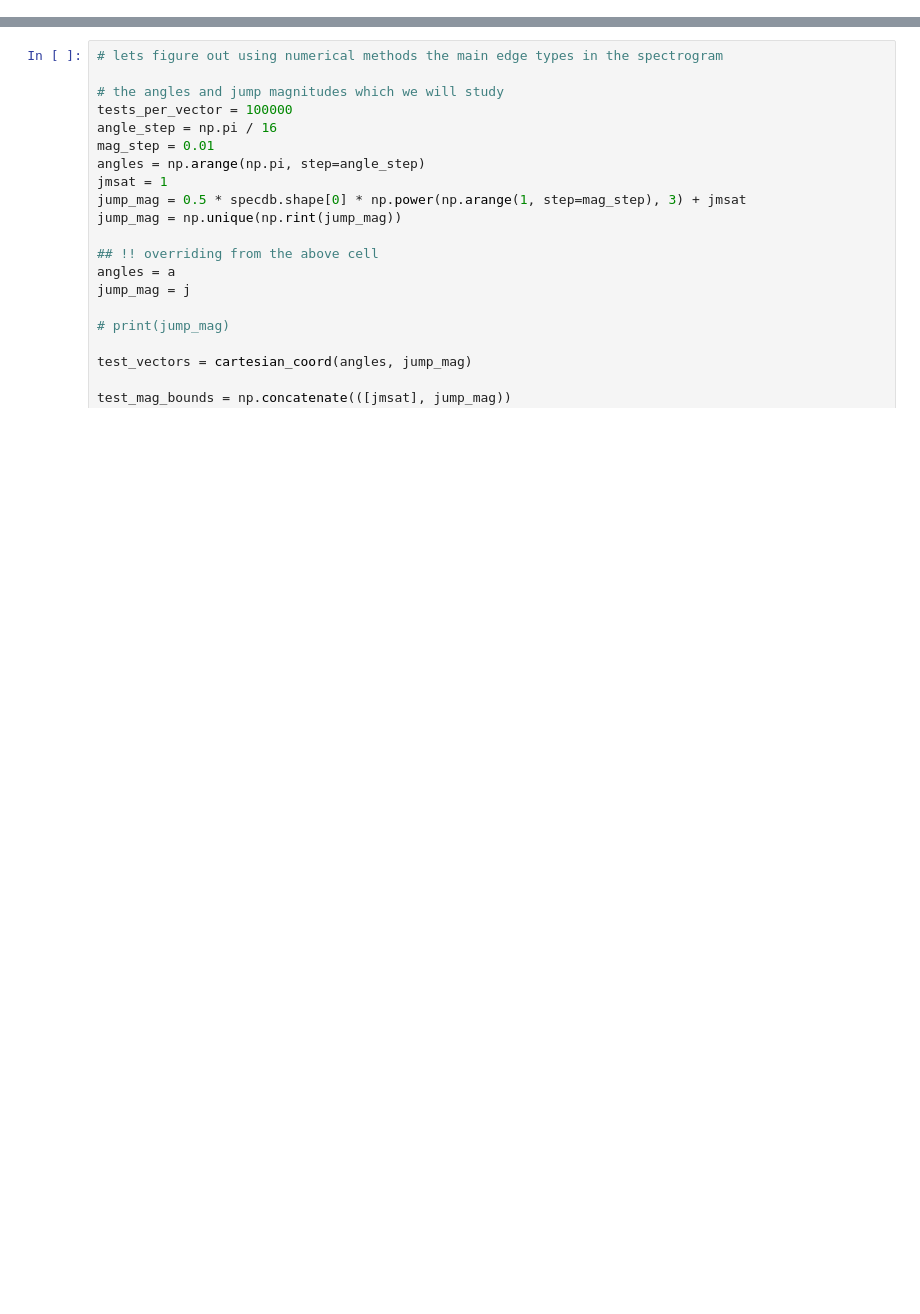
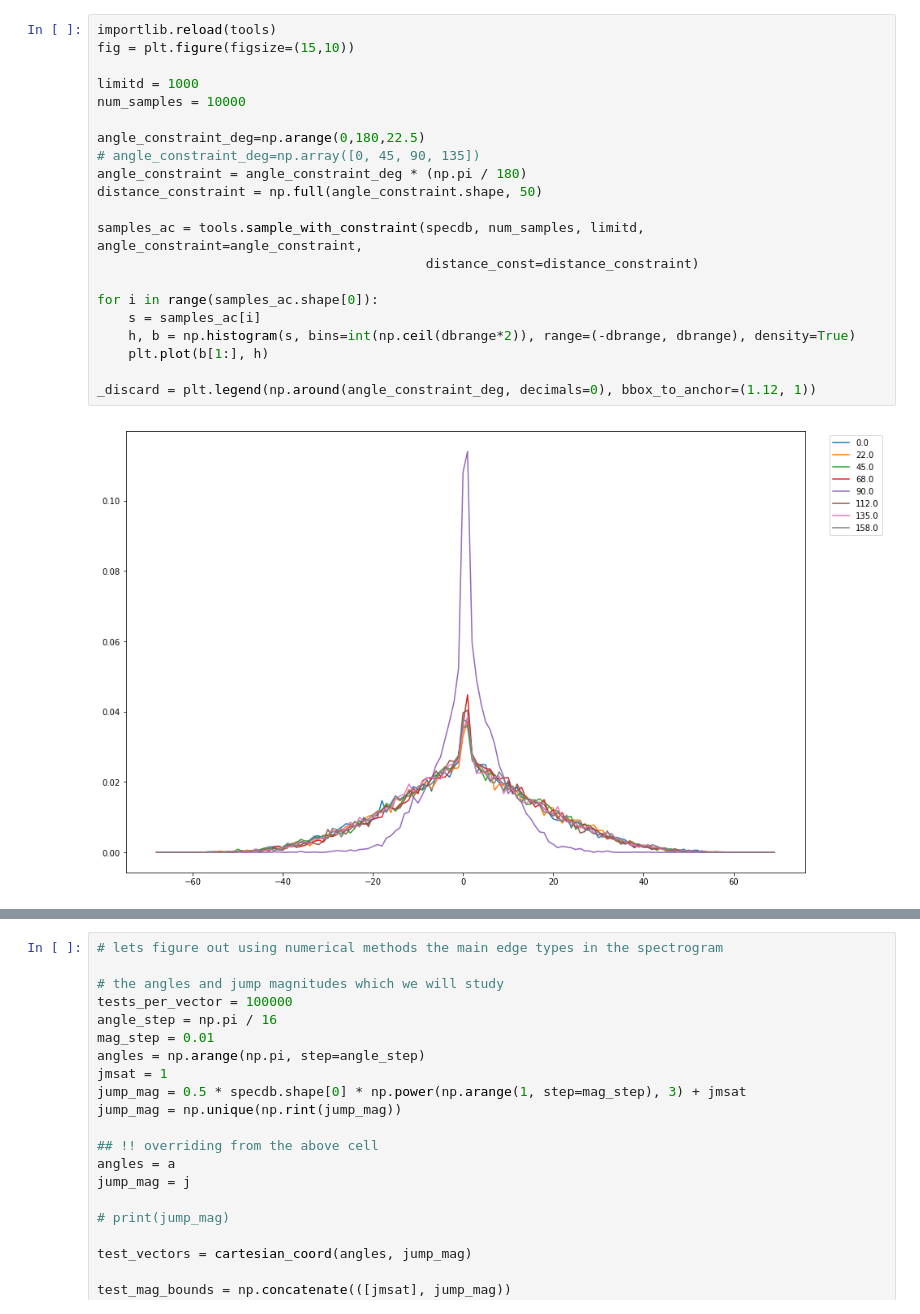
Before and after one commit to antonkatz/audio-search, a Jupyter notebook: pattern-finding-non-binary.ipynb, the cells around one changed output, grey strips where cells are left out. Cells and saved outputs as stored; diff of their text form; blank space fills up the shorter version.

```diff
--- a/pattern-finding-non-binary.ipynb
+++ b/pattern-finding-non-binary.ipynb
@@ -198,0 +72,23 @@ _discard = plt.legend(j, bbox_to_anchor=(1.10, 1))
+# %%
+importlib.reload(tools)
+fig = plt.figure(figsize=(15,10))
+
+limitd = 1000
+num_samples = 10000
+
+angle_constraint_deg=np.arange(0,180,22.5)
+# angle_constraint_deg=np.array([0, 45, 90, 135])
+angle_constraint = angle_constraint_deg * (np.pi / 180)
+distance_constraint = np.full(angle_constraint.shape, 50)
+
+samples_ac = tools.sample_with_constraint(specdb, num_samples, limitd, angle_constraint=angle_constraint,
+                                          distance_const=distance_constraint)
+
+for i in range(samples_ac.shape[0]):
+    s = samples_ac[i]
+    h, b = np.histogram(s, bins=int(np.ceil(dbrange*2)), range=(-dbrange, dbrange), density=True)
+    plt.plot(b[1:], h)
+
+_discard = plt.legend(np.around(angle_constraint_deg, decimals=0), bbox_to_anchor=(1.12, 1))
+# %% [output]
+[figure, added]
```
Also changed, not shown: parts of 9 cells of this notebook, 4 other files.
